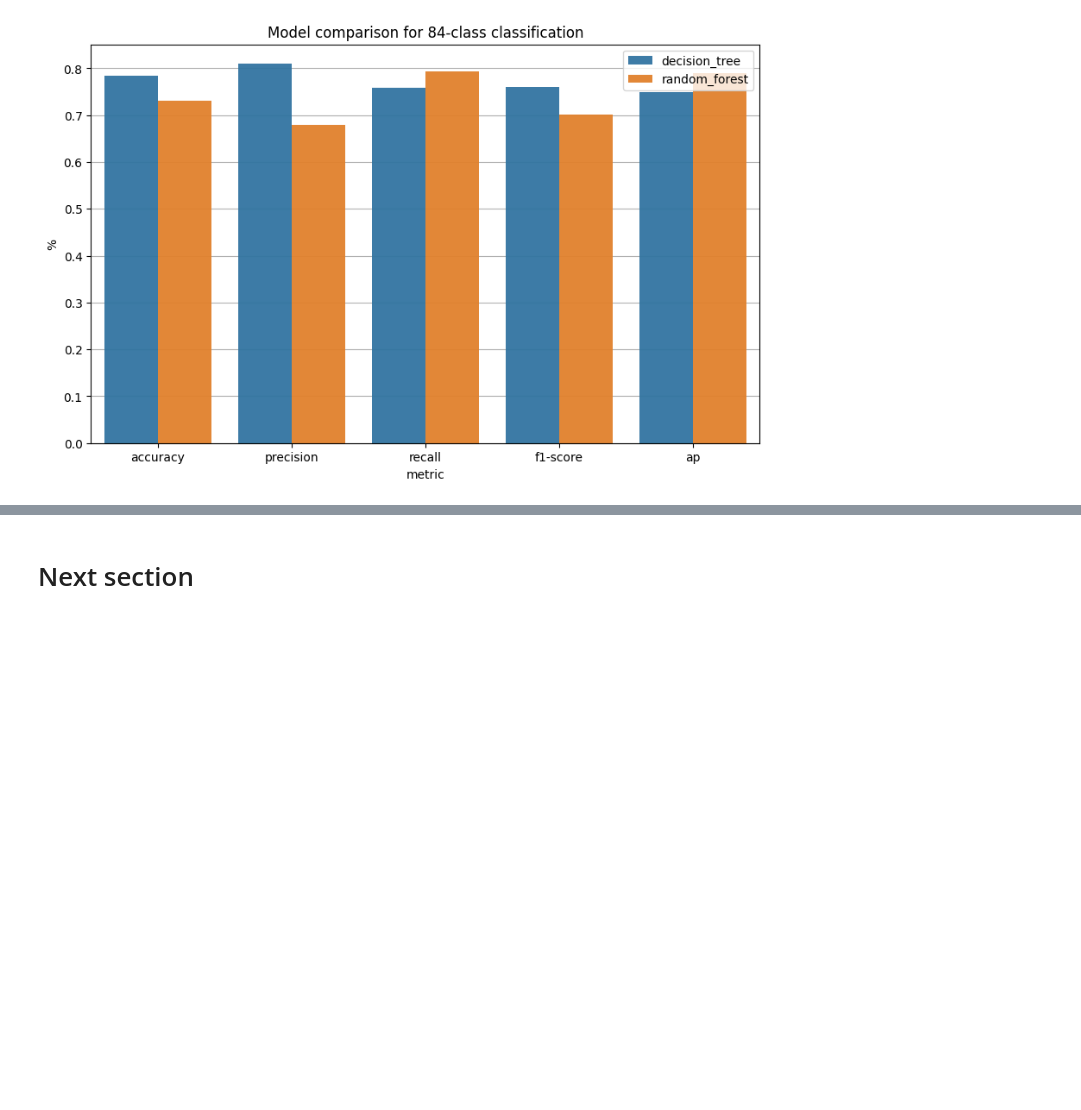
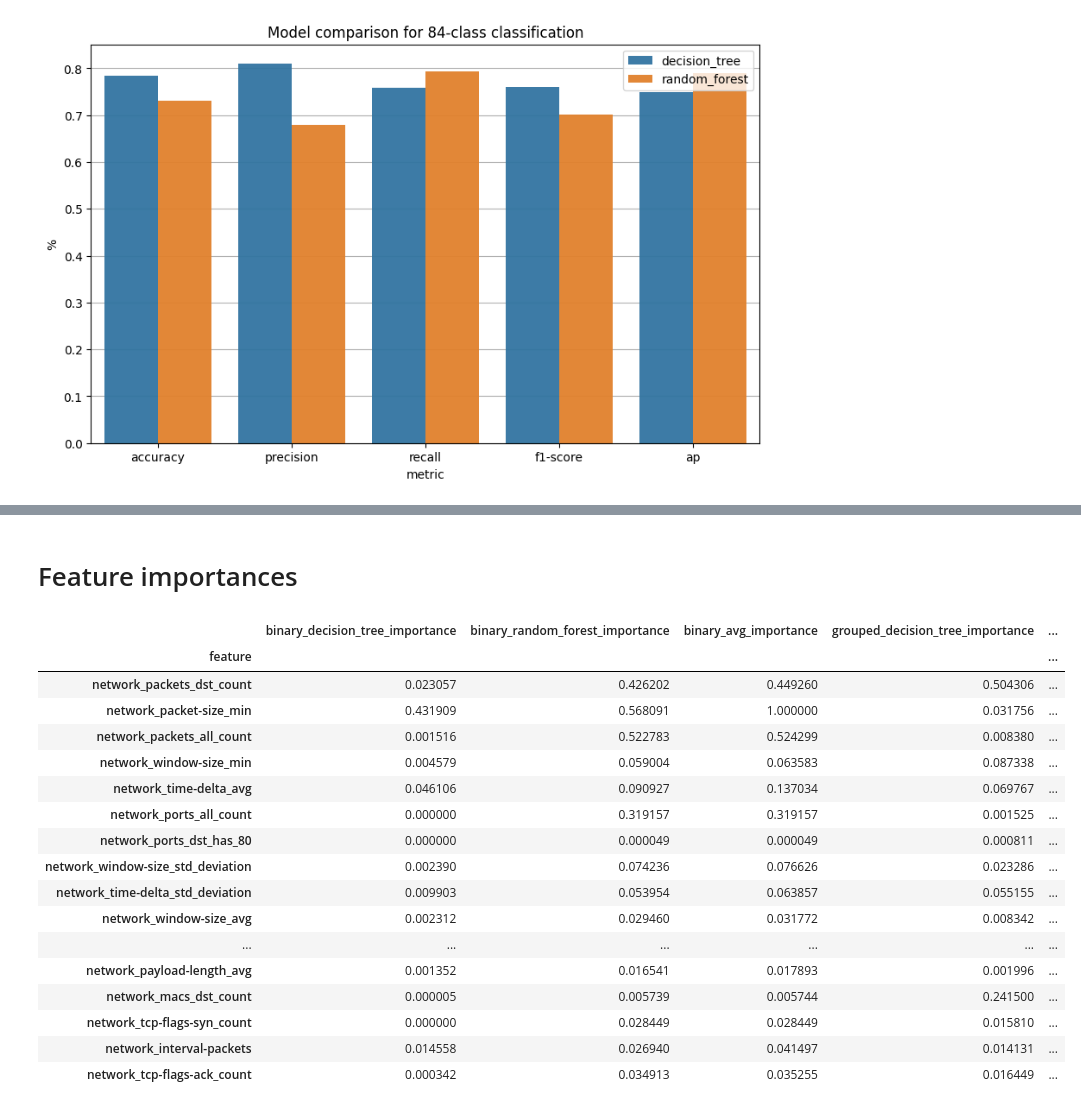
Before and after one commit to nelioasousa/iiot_threat_detec, a Jupyter notebook: experiments/evaluations.ipynb, the cells around one changed output, grey strips where cells are left out. Saved outputs shown, nothing was run; the diff lists cells and outputs as text; code cells hidden in the pictures; blank space fills up the shorter version.

```diff
--- a/experiments/evaluations.ipynb
+++ b/experiments/evaluations.ipynb
@@ -494,4 +514,64 @@ fig.savefig(evaluations_dir / "all_metrics_comparison_by_class.png", dpi=300)
 # %% [output]
 [figure]
 # %% [markdown]
-# Next section
+# Feature importances
+# %%
+importances = None
+
+for i, (label_target, target_basic_evals) in enumerate((
+    ("binary", binary_basic_evals),
+    ("grouped", grouped_basic_evals),
+    ("all", all_basic_evals),
+)):
+    f_score_total = 0.0
+    target_importances = None
+    for model in sorted(results["importances"][label_target]):
+        model_score = target_basic_evals[model]["metrics"]["f1-score"]
+        f_score_total += model_score
+        model_importance = pd.read_csv(
+            results["importances"][label_target][model],
+            usecols=["feature", "importance_norm"],
+        )
+        model_importance[f"{label_target}_{model}_importance"] = (
+            model_score * model_importance["importance_norm"]
+        )
+        model_importance.drop(columns="importance_norm", inplace=True)
+        model_importance.set_index("feature", drop=True, inplace=True)
+        if target_importances is None:
+            target_importances = model_importance
+        else:
+            target_importances = target_importances.join(model_importance)
+    target_importances = target_importances / f_score_total
+    target_importances[f"{label_target}_avg_importance"] = target_importances.sum(axis=1)
+    if importances is None:
+        importances = target_importances
+    else:
+        importances = importances.join(target_importances)
+
+avg_imp_cols = [c for c in importances.columns if c.endswith("_avg_importance")]
+importances["total_avg"] = importances[avg_imp_cols].sum(axis=1) / len(avg_imp_cols)
+importances.sort_values(by="total_avg", inplace=True, ascending=False)
+importances["total_avg_scaled"] = minmax_scale(importances[["total_avg"]]).values.ravel()
+
+importances.to_csv(evaluations_dir / "feature_importances.csv", index=True)
+
+importances.head(20)
+# %% [output]
+|  | binary_decision_tree_importance | binary_random_forest_importance | binary_avg_importance | grouped_decision_tree_importance | ... |
+| feature |  |  |  |  | ... |
+| network_packets_dst_count | 0.023057 | 0.426202 | 0.449260 | 0.504306 | ... |
+| network_packet-size_min | 0.431909 | 0.568091 | 1.000000 | 0.031756 | ... |
+| network_packets_all_count | 0.001516 | 0.522783 | 0.524299 | 0.008380 | ... |
+| network_window-size_min | 0.004579 | 0.059004 | 0.063583 | 0.087338 | ... |
+| network_time-delta_avg | 0.046106 | 0.090927 | 0.137034 | 0.069767 | ... |
+| network_ports_all_count | 0.000000 | 0.319157 | 0.319157 | 0.001525 | ... |
+| network_ports_dst_has_80 | 0.000000 | 0.000049 | 0.000049 | 0.000811 | ... |
+| network_window-size_std_deviation | 0.002390 | 0.074236 | 0.076626 | 0.023286 | ... |
+| network_time-delta_std_deviation | 0.009903 | 0.053954 | 0.063857 | 0.055155 | ... |
+| network_window-size_avg | 0.002312 | 0.029460 | 0.031772 | 0.008342 | ... |
+| ... | ... | ... | ... | ... | ... |
+| network_payload-length_avg | 0.001352 | 0.016541 | 0.017893 | 0.001996 | ... |
+| network_macs_dst_count | 0.000005 | 0.005739 | 0.005744 | 0.241500 | ... |
+| network_tcp-flags-syn_count | 0.000000 | 0.028449 | 0.028449 | 0.015810 | ... |
+| network_interval-packets | 0.014558 | 0.026940 | 0.041497 | 0.014131 | ... |
+| network_tcp-flags-ack_count | 0.000342 | 0.034913 | 0.035255 | 0.016449 | ... |
```
Also changed, not shown: parts of 13 cells of this notebook, 5 other files.
